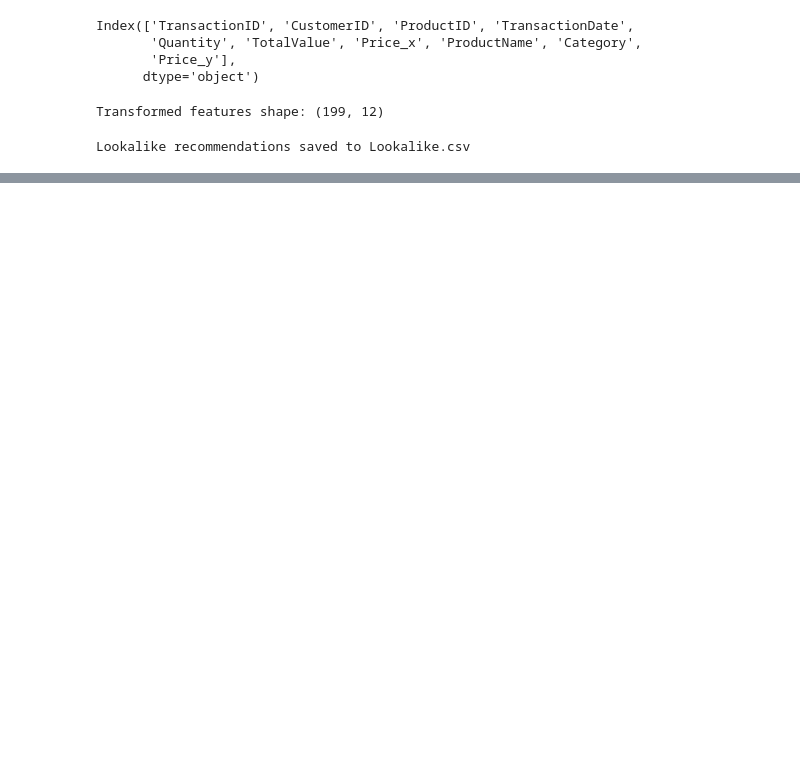
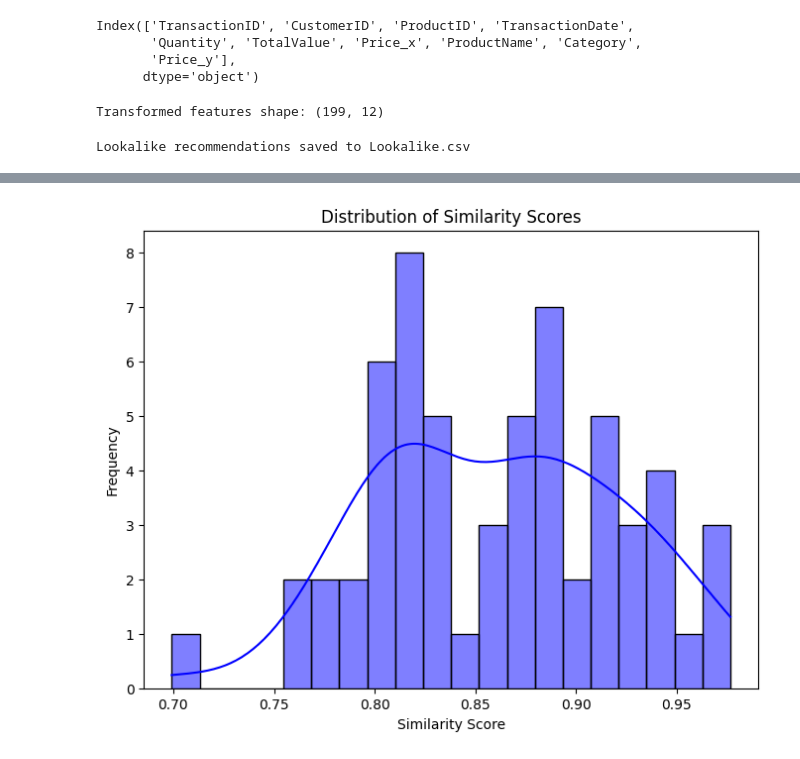
Before and after one commit to Darunesh1/Zeotap_assignment, a Jupyter notebook: Darunesh_Rajasekar_Lookalike.ipynb, the cells around one changed output, grey strips where cells are left out. Drawn from its saved outputs; the diff is of its cells as text; code cells hidden in the pictures; blank space fills up the shorter version.

```diff
--- a/Darunesh_Rajasekar_Lookalike.ipynb
+++ b/Darunesh_Rajasekar_Lookalike.ipynb
@@ -93,0 +100,7 @@ Lookalike recommendations saved to Lookalike.csv
+# %%
+
+lookalike_df = pd.read_csv('/content/Lookalike.csv')
+
+
+print("Lookalike Results:")
+print(lookalike_df.head())
@@ -93,0 +115,11 @@ Lookalike recommendations saved to Lookalike.csv
+# %%
+
+
+plt.figure(figsize=(8, 6))
+sns.histplot(lookalike_df['SimilarityScore'], bins=20, kde=True, color='blue')
+plt.title('Distribution of Similarity Scores')
+plt.xlabel('Similarity Score')
+plt.ylabel('Frequency')
+plt.show()
+# %% [output]
+[figure, added]
```
Also changed, not shown: parts of 8 cells of this notebook.
